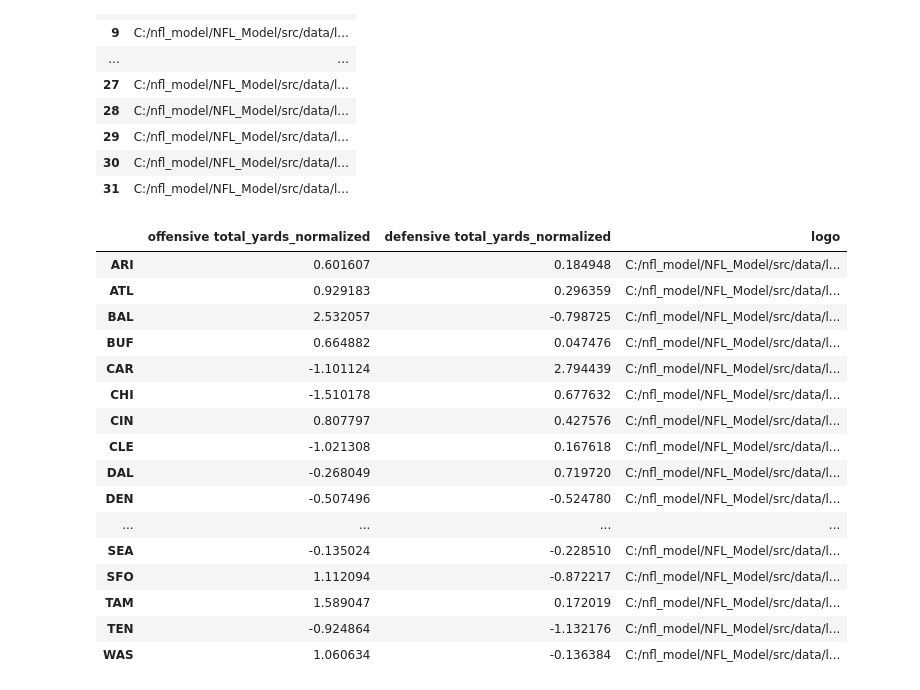
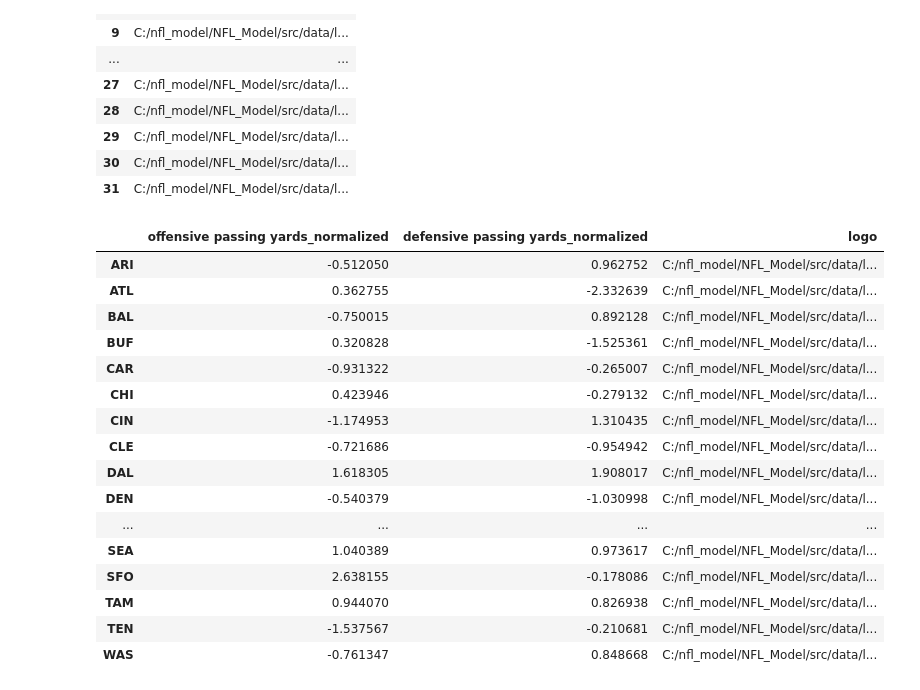
Before and after one commit to johnpham90/NFL_Model, a Jupyter notebook: notebooks/analysis.ipynb, the cells around one changed output. Saved outputs shown, nothing was run; the diff lists cells and outputs as text; code cells hidden in the pictures.

Commit message:
updated models

```diff
--- a/notebooks/analysis.ipynb
+++ b/notebooks/analysis.ipynb
@@ -85,33 +85,33 @@ pd.DataFrame(logo_paths)
 | 30 | C:/nfl_model/NFL_Model/src/data/l... |
 | 31 | C:/nfl_model/NFL_Model/src/data/l... |
 # %%
-x_stat="offensive total_yards_normalized"
-y_stat="defensive total_yards_normalized"
+x_stat="offensive passing yards_normalized"
+y_stat="defensive passing yards_normalized"
 columns=[x_stat, y_stat]
 x=pd.DataFrame(obj.team_stats_dict[x_stat].iloc[-1])
 y=pd.DataFrame(obj.team_stats_dict[y_stat].iloc[-1])
 df=pd.concat([x,y,logo_path_df], axis=1)
 df.columns=[x_stat, y_stat, "logo"]
 df=df.drop(["NYJ"])
 df
 # %% [output]
-|  | offensive total_yards_normalized | defensive total_yards_normalized | logo |
-| ARI | 0.601607 | 0.184948 | C:/nfl_model/NFL_Model/src/data/l... |
-| ATL | 0.929183 | 0.296359 | C:/nfl_model/NFL_Model/src/data/l... |
-| BAL | 2.532057 | -0.798725 | C:/nfl_model/NFL_Model/src/data/l... |
-| BUF | 0.664882 | 0.047476 | C:/nfl_model/NFL_Model/src/data/l... |
-| CAR | -1.101124 | 2.794439 | C:/nfl_model/NFL_Model/src/data/l... |
-| CHI | -1.510178 | 0.677632 | C:/nfl_model/NFL_Model/src/data/l... |
-| CIN | 0.807797 | 0.427576 | C:/nfl_model/NFL_Model/src/data/l... |
-| CLE | -1.021308 | 0.167618 | C:/nfl_model/NFL_Model/src/data/l... |
-| DAL | -0.268049 | 0.719720 | C:/nfl_model/NFL_Model/src/data/l... |
-| DEN | -0.507496 | -0.524780 | C:/nfl_model/NFL_Model/src/data/l... |
+|  | offensive passing yards_normalized | defensive passing yards_normalized | logo |
+| ARI | -0.512050 | 0.962752 | C:/nfl_model/NFL_Model/src/data/l... |
+| ATL | 0.362755 | -2.332639 | C:/nfl_model/NFL_Model/src/data/l... |
+| BAL | -0.750015 | 0.892128 | C:/nfl_model/NFL_Model/src/data/l... |
+| BUF | 0.320828 | -1.525361 | C:/nfl_model/NFL_Model/src/data/l... |
+| CAR | -0.931322 | -0.265007 | C:/nfl_model/NFL_Model/src/data/l... |
+| CHI | 0.423946 | -0.279132 | C:/nfl_model/NFL_Model/src/data/l... |
+| CIN | -1.174953 | 1.310435 | C:/nfl_model/NFL_Model/src/data/l... |
+| CLE | -0.721686 | -0.954942 | C:/nfl_model/NFL_Model/src/data/l... |
+| DAL | 1.618305 | 1.908017 | C:/nfl_model/NFL_Model/src/data/l... |
+| DEN | -0.540379 | -1.030998 | C:/nfl_model/NFL_Model/src/data/l... |
 | ... | ... | ... | ... |
-| SEA | -0.135024 | -0.228510 | C:/nfl_model/NFL_Model/src/data/l... |
-| SFO | 1.112094 | -0.872217 | C:/nfl_model/NFL_Model/src/data/l... |
-| TAM | 1.589047 | 0.172019 | C:/nfl_model/NFL_Model/src/data/l... |
-| TEN | -0.924864 | -1.132176 | C:/nfl_model/NFL_Model/src/data/l... |
-| WAS | 1.060634 | -0.136384 | C:/nfl_model/NFL_Model/src/data/l... |
+| SEA | 1.040389 | 0.973617 | C:/nfl_model/NFL_Model/src/data/l... |
+| SFO | 2.638155 | -0.178086 | C:/nfl_model/NFL_Model/src/data/l... |
+| TAM | 0.944070 | 0.826938 | C:/nfl_model/NFL_Model/src/data/l... |
+| TEN | -1.537567 | -0.210681 | C:/nfl_model/NFL_Model/src/data/l... |
+| WAS | -0.761347 | 0.848668 | C:/nfl_model/NFL_Model/src/data/l... |
 # %%
 def getImage(path):
     return OffsetImage(plt.imread(path, format="tif"), zoom=.1)
```
Also changed, not shown: parts of 2 cells of this notebook, 6 other files.
